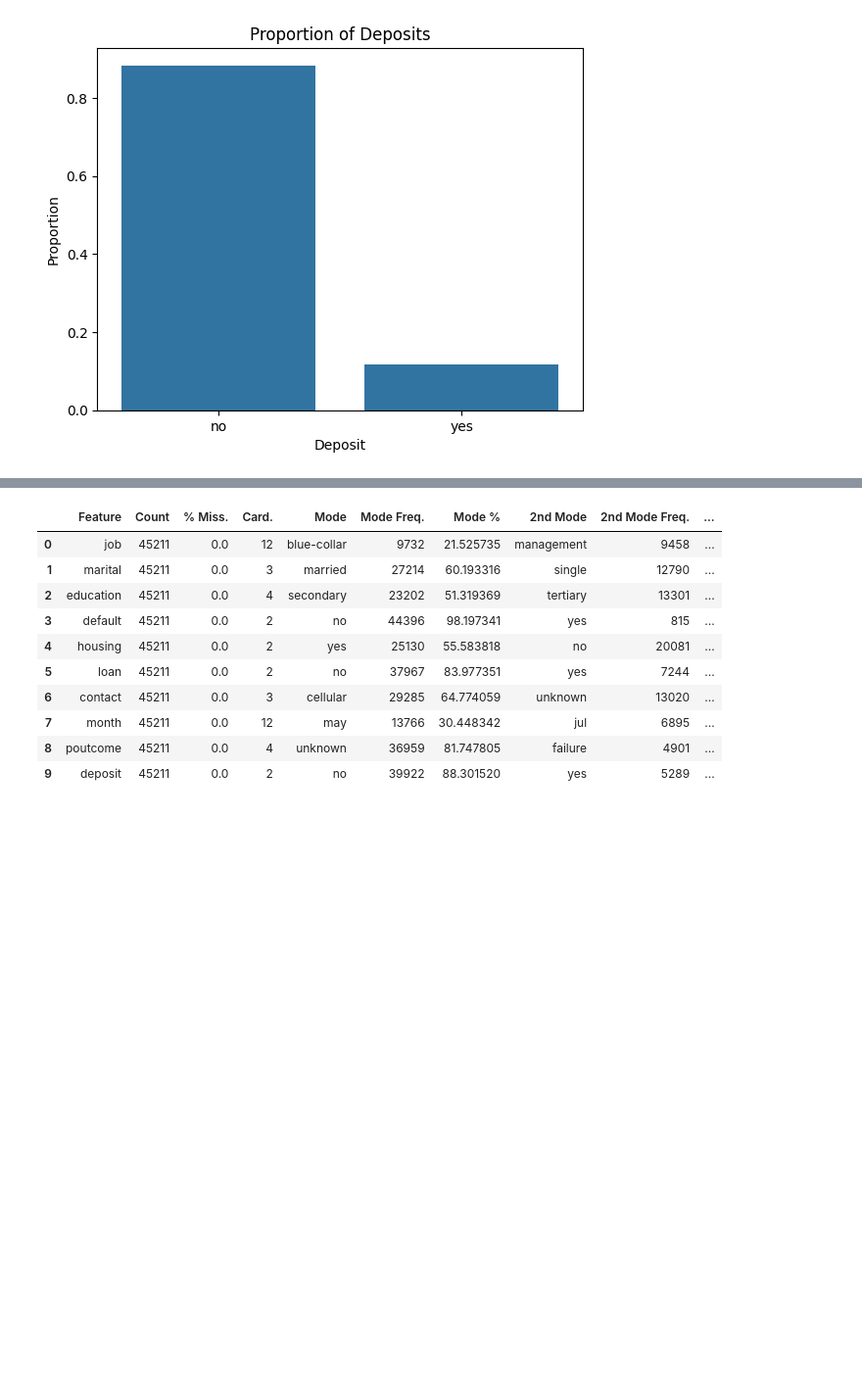
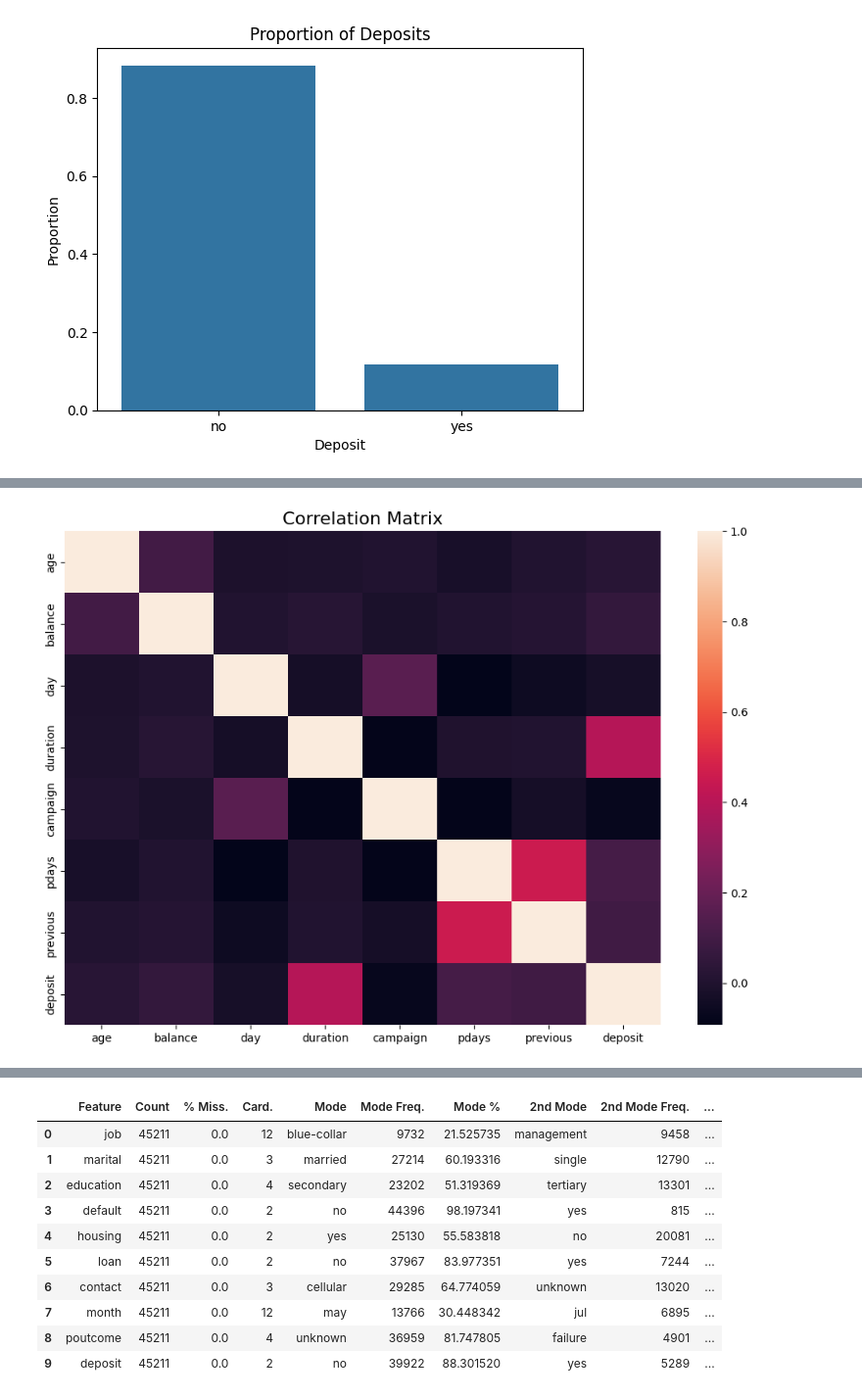
Before and after one commit to dsabljic/Bank-Marketing, a Jupyter notebook: BankMarketing.ipynb, the cells around one changed output, grey strips where cells are left out. Shown at 98% size. Saved outputs shown, nothing was run; the diff lists cells and outputs as text; code cells hidden in the pictures; blank space fills up the shorter version.

```diff
--- a/BankMarketing.ipynb
+++ b/BankMarketing.ipynb
@@ -126,0 +176,14 @@ set_ticklabels() should only be used with a fixed number of ticks, i.e. after se
+# %%
+df2=df.copy()
+fig = plt.figure(figsize=(12,8))
+df2['deposit'] = LabelEncoder().fit_transform(df2['deposit'])
+
+numeric_df = df2.select_dtypes(exclude="object")
+
+corr= numeric_df.corr()
+
+sns.heatmap(corr, cbar=True)
+plt.title("Correlation Matrix", fontsize=16)
+plt.show()
+# %% [output]
+[figure, added]
```
Also changed, not shown: parts of 20 cells of this notebook.
